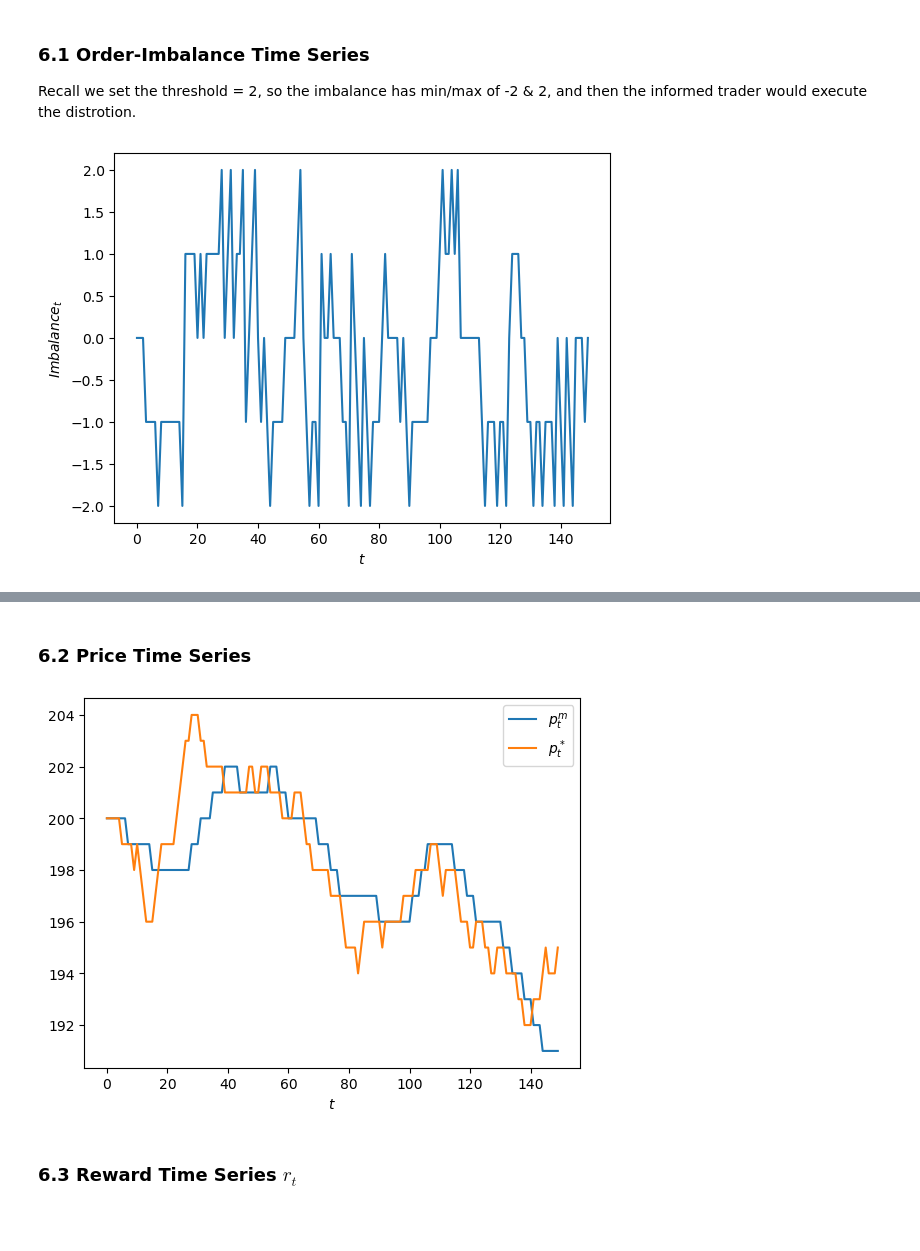
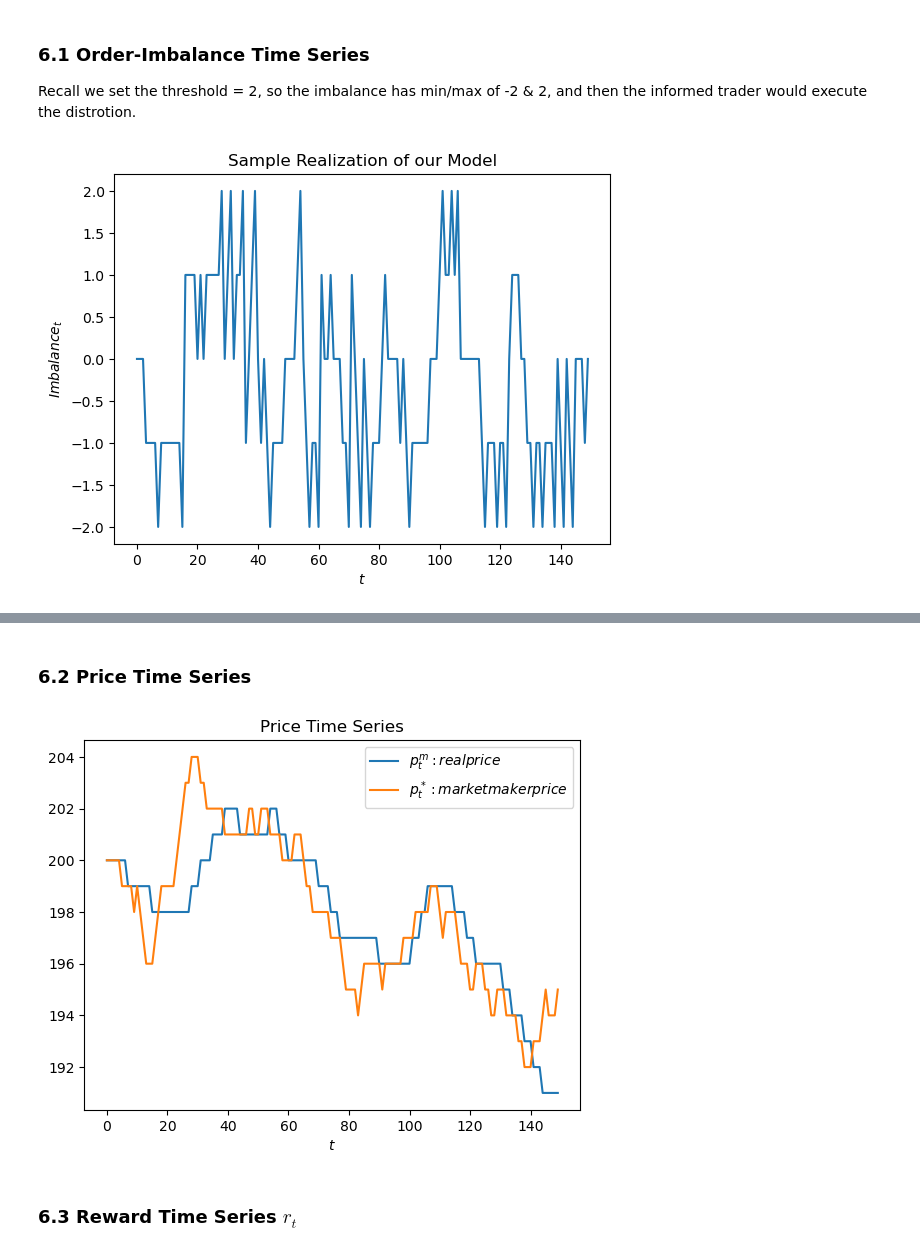
Before and after one commit to heidi123123/cqf, a Jupyter notebook: Exercises/M5L6_ReinforcementLearningCaseStudy.ipynb, the cells around one changed output, grey strips where cells are left out. Drawn from its saved outputs; the diff is of its cells as text; code cells hidden in the pictures; blank space fills up the shorter version.

```diff
--- a/Exercises/M5L6_ReinforcementLearningCaseStudy.ipynb
+++ b/Exercises/M5L6_ReinforcementLearningCaseStudy.ipynb
@@ -271,8 +277,7 @@ EVENT_UNINFORMED_SELL    = 3
 EVENT_INFORMED_ARRIVAL   = 4`
 # %%
 def simulate_market(events, uninformed_orders, fundamental_price,
-                    mm_strategy=mm_threshold_strategy,
-                    threshold = 2):
+                    mm_strategy=mm_threshold_strategy, threshold=2):
     """
     Output: mm_prices,
             order_imbalances,
@@ -300,16 +305,16 @@ def simulate_market(events, uninformed_orders, fundamental_price,
             # uninformed trader's strategy is to buy or sell randomly with equal prob = 0.2
             order = uninformed_orders[t]
 
-        # sum of orders from informed & uninformed
-        # , once the acuumulated imbalance reach the threshold = 2,
-        # , then the informed traders execute the imbalance
-        # , and reset the time  t_mm
+        # sum of orders from informed & uninformed,
+        # once the acuumulated imbalance reach the threshold = 2,
+        # then the informed traders execute the imbalance and reset the time  t_mm
         imbalance = np.sum(informed_orders[t_mm:t] + uninformed_orders[t_mm:t])
-        mm_price_delta = mm_strategy(imbalance, threshold)
-        if mm_price_delta != 0: # then set a new starting point
+        mm_price_delta = mm_strategy(imbalance, threshold)  # initial hard-coded policy
+        if mm_price_delta != 0:  # then set a new starting point
             t_mm = t
             mm_current_price += mm_price_delta
 
+        # record what happened in for this time t
         order_imbalances[t] = imbalance
         mm_prices[t] = mm_current_price
         actions[t] = mm_price_delta
@@ -323,13 +328,14 @@ Recall we set the threshold = 2, so the imbalance has min/max of -2 & 2, and the
 # %%
 %%time
 
 mm_prices, order_imbalances, rewards, actions = \
     simulate_market(events, uninformed_orders, fundamental_price, threshold=2)
 
-plt.plot(order_imbalances);
-plt.xlabel('$t$');
+plt.plot(order_imbalances)
+plt.xlabel('$t$')
 plt.ylabel('$Imbalance_t$')
+plt.title("Sample Realization of our Model")
 plt.show()
 # %% [output]
-[figure, old version]
+[figure, new version]
 CPU times: total: 62.5 ms
@@ -337,13 +343,14 @@ Wall time: 270 ms
 # %% [markdown]
 ### 6.2 Price Time Series
 # %%
-plt.plot(mm_prices);
+plt.plot(mm_prices)
 plt.plot(fundamental_price)
-plt.xlabel('$t$');
-plt.legend(['$p^m_t$','$p^*_t$'])
+plt.xlabel('$t$')
+plt.legend(['$p^m_t: real price$','$p^*_t: marketmaker price$'])
+plt.title("Price Time Series")
 plt.show()
 # %% [output]
-[figure, old version]
+[figure, new version]
 # %% [markdown]
 ### 6.3 Reward Time Series $r_t$
 # %%
```
Also changed, not shown: parts of 31 cells of this notebook.
